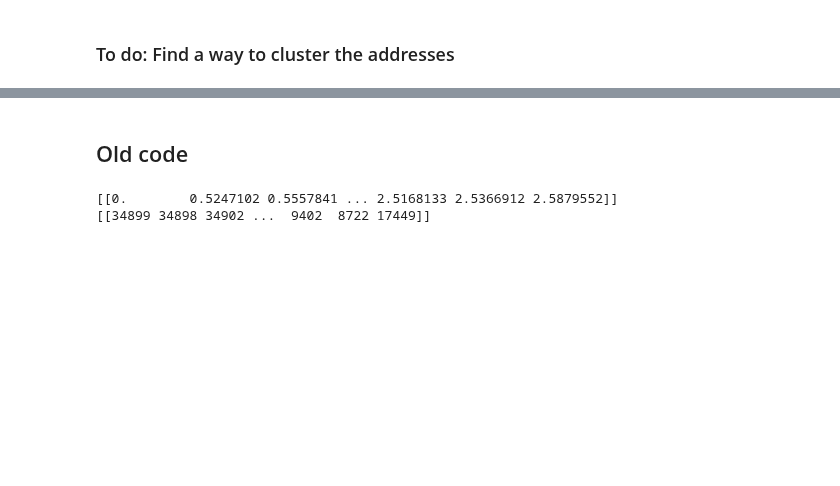
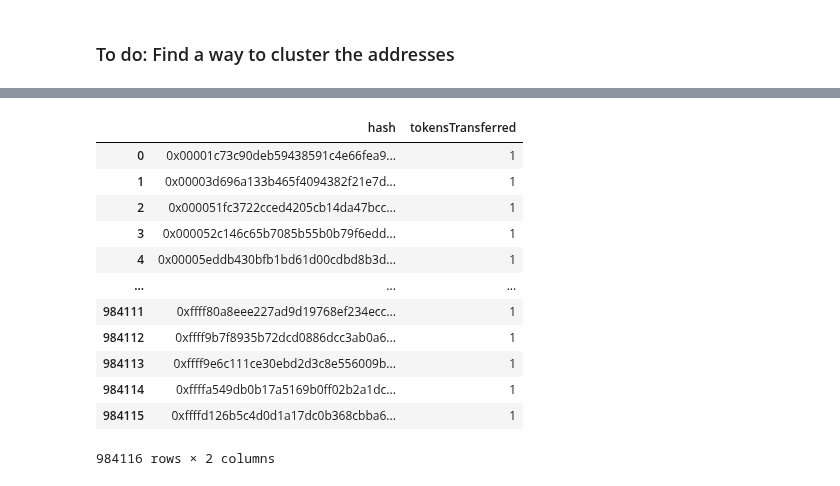
Before and after one commit to dariothuerkauf/address-clustering, a Jupyter notebook: python/node-embedding.ipynb, the cells around one changed output, grey strips where cells are left out. Cells and saved outputs as stored; diff of their text form; code cells hidden in the pictures; blank space fills up the shorter version.

```diff
--- a/python/node-embedding.ipynb
+++ b/python/node-embedding.ipynb
@@ -407,3 +161 @@ clusters
  ...]
-# %% [markdown]
-## Old code
@@ -449,21 +162,24 @@ print(f'Median Distance: {df1["Distance"].median()} / {df2["Distance"].median()}
-# %%
-# Assuming `embeddings` is a 2D numpy array where each row is the embedding of a node
-# Normalize embeddings
-embeddings = embeddings / np.linalg.norm(embeddings, axis=1, keepdims=True)
-
-# Build the index
-index = faiss.IndexFlatL2(embeddings.shape[1])
-
-# Add vectors to the index
-index.add(embeddings)
-
-idx = node_map['0x85e5472752a6f00775faca4d5179bde1081571b0']
-# Query the index for the nearest neighbors of any embedding
-D, I = index.search(embeddings[idx:idx+1], embeddings.shape[0])
-
-# D and I are the distances and indices of the nearest neighbors, respectively
-print(D)  # Distance to nearest neighbors
-print(I)  # Indices of nearest neighbors
-# %% [output]
-[[0.        0.5247102 0.5557841 ... 2.5168133 2.5366912 2.5879552]]
-[[34899 34898 34902 ...  9402  8722 17449]]
+# %%
+transfers_grouped = all_transfers_df.groupby('hash').size().reset_index(name='tokensTransferred')
+
+#merge with original dataframe
+#evtl. native transfers weglassen weil meistens sowieso an andere addresse gesendet? wobei intra-set dem entgegenwirkt
+
+if transfers_grouped['tokensTransferred'] >= 2:
+    # check if user address present in 'from' AND 'to' column
+
+# cluster all addresses that transferred someone an NFT for free -> likely a lot false-positives
+# %% [output]
+|  | hash | tokensTransferred |
+| 0 | 0x00001c73c90deb59438591c4e66fea9... | 1 |
+| 1 | 0x00003d696a133b465f4094382f21e7d... | 1 |
+| 2 | 0x000051fc3722cced4205cb14da47bcc... | 1 |
+| 3 | 0x000052c146c65b7085b55b0b79f6edd... | 1 |
+| 4 | 0x00005eddb430bfb1bd61d00cdbd8b3d... | 1 |
+| ... | ... | ... |
+| 984111 | 0xffff80a8eee227ad9d19768ef234ecc... | 1 |
+| 984112 | 0xffff9b7f8935b72dcd0886dcc3ab0a6... | 1 |
+| 984113 | 0xffff9e6c111ce30ebd2d3c8e556009b... | 1 |
+| 984114 | 0xffffa549db0b17a5169b0ff02b2a1dc... | 1 |
+| 984115 | 0xffffd126b5c4d0d1a17dc0b368cbba6... | 1 |
+984116 rows × 2 columns
```
Also changed, not shown: parts of 26 cells of this notebook.
